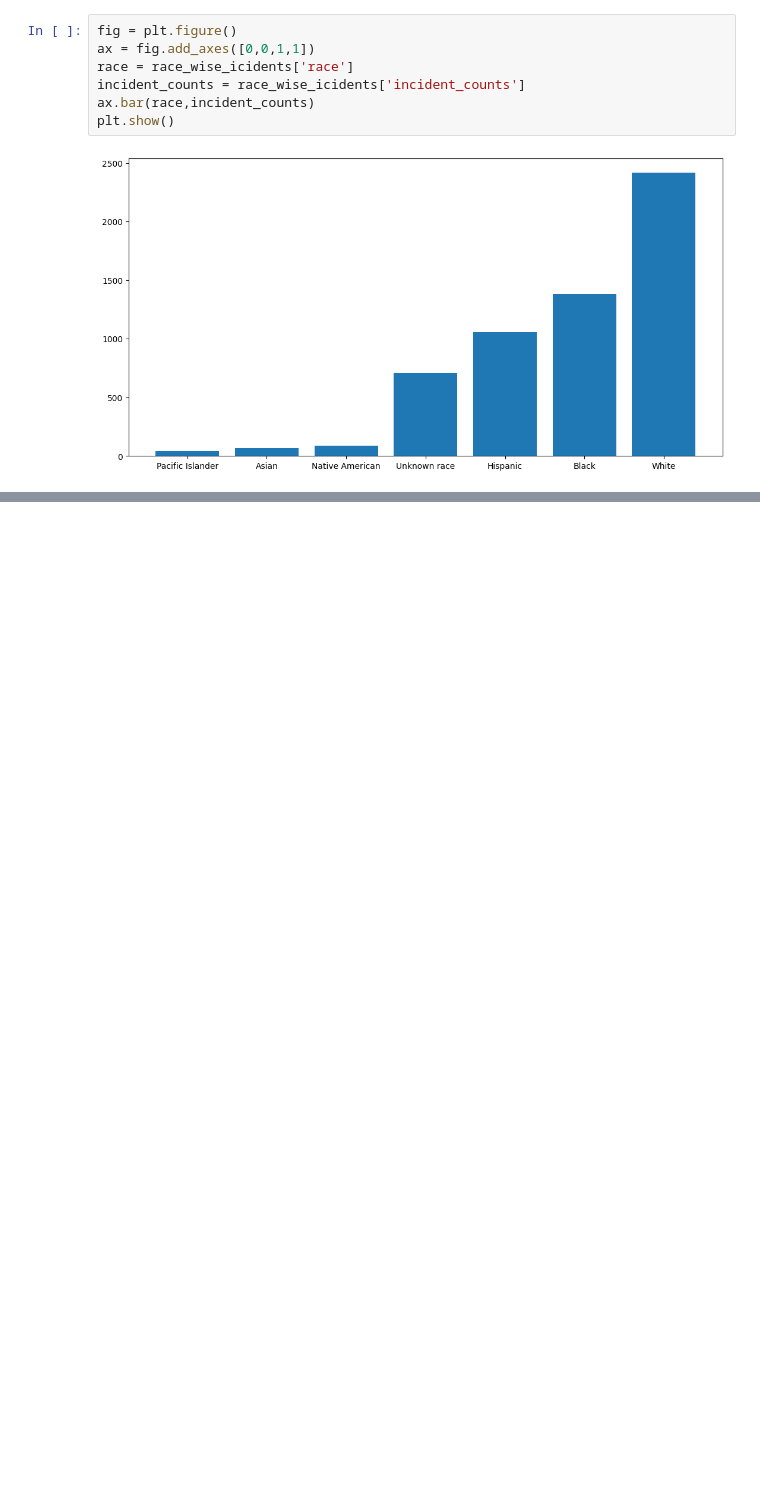
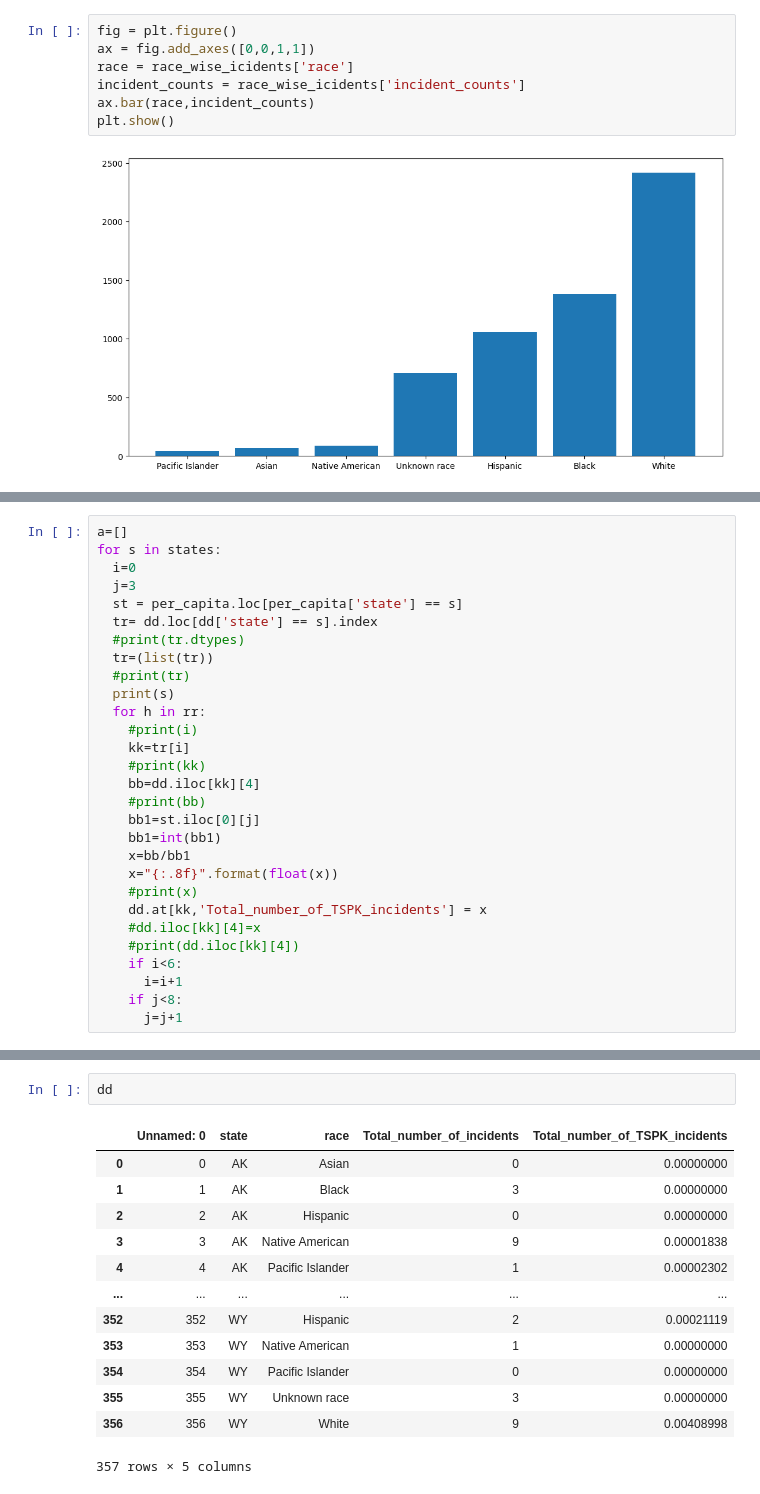
Before and after one commit to Harshinikavuru/amazon-scraper, a Jupyter notebook: Police_killings.ipynb, the cells around one changed output, grey strips where cells are left out. Cells and saved outputs as stored; diff of their text form; blank space fills up the shorter version.

```diff
--- a/Police_killings.ipynb
+++ b/Police_killings.ipynb
@@ -426,0 +673,29 @@ for i in races:
+# %%
+a=[]
+for s in states:
+  i=0
+  j=3
+  st = per_capita.loc[per_capita['state'] == s]
+  tr= dd.loc[dd['state'] == s].index
+  #print(tr.dtypes)
+  tr=(list(tr))
+  #print(tr)
+  print(s)
+  for h in rr:
+    #print(i)
+    kk=tr[i]
+    #print(kk)
+    bb=dd.iloc[kk][4]
+    #print(bb)
+    bb1=st.iloc[0][j]
+    bb1=int(bb1)
+    x=bb/bb1
+    x="{:.8f}".format(float(x))
+    #print(x)
+    dd.at[kk,'Total_number_of_TSPK_incidents'] = x
+    #dd.iloc[kk][4]=x
+    #print(dd.iloc[kk][4])
+    if i<6:
+      i=i+1
+    if j<8:
+      j=j+1
@@ -426,0 +720,16 @@ for i in races:
+# %%
+dd
+# %% [output]
+|  | Unnamed: 0 | state | race | Total_number_of_incidents | Total_number_of_TSPK_incidents |
+| 0 | 0 | AK | Asian | 0 | 0.00000000 |
+| 1 | 1 | AK | Black | 3 | 0.00000000 |
+| 2 | 2 | AK | Hispanic | 0 | 0.00000000 |
+| 3 | 3 | AK | Native American | 9 | 0.00001838 |
+| 4 | 4 | AK | Pacific Islander | 1 | 0.00002302 |
+| ... | ... | ... | ... | ... | ... |
+| 352 | 352 | WY | Hispanic | 2 | 0.00021119 |
+| 353 | 353 | WY | Native American | 1 | 0.00000000 |
+| 354 | 354 | WY | Pacific Islander | 0 | 0.00000000 |
+| 355 | 355 | WY | Unknown race | 3 | 0.00000000 |
+| 356 | 356 | WY | White | 9 | 0.00408998 |
+357 rows × 5 columns
```
Also changed, not shown: parts of 34 cells of this notebook.
